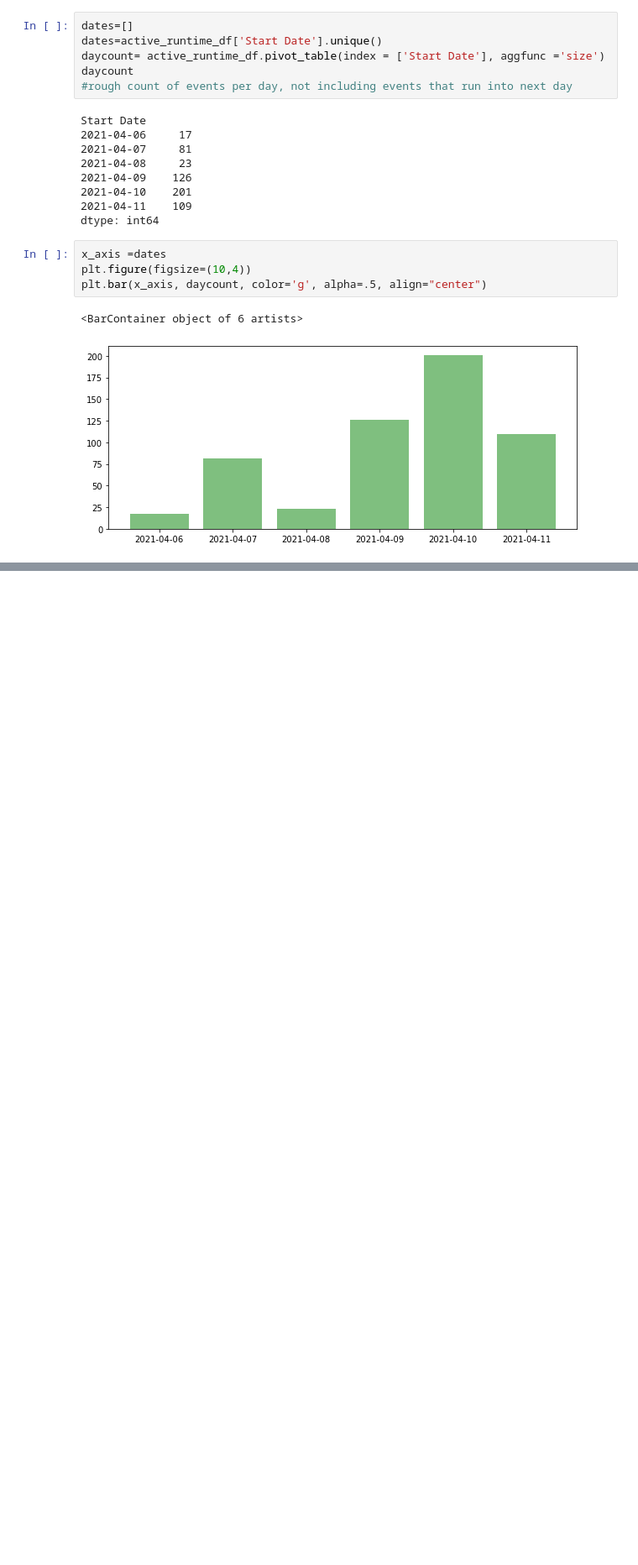
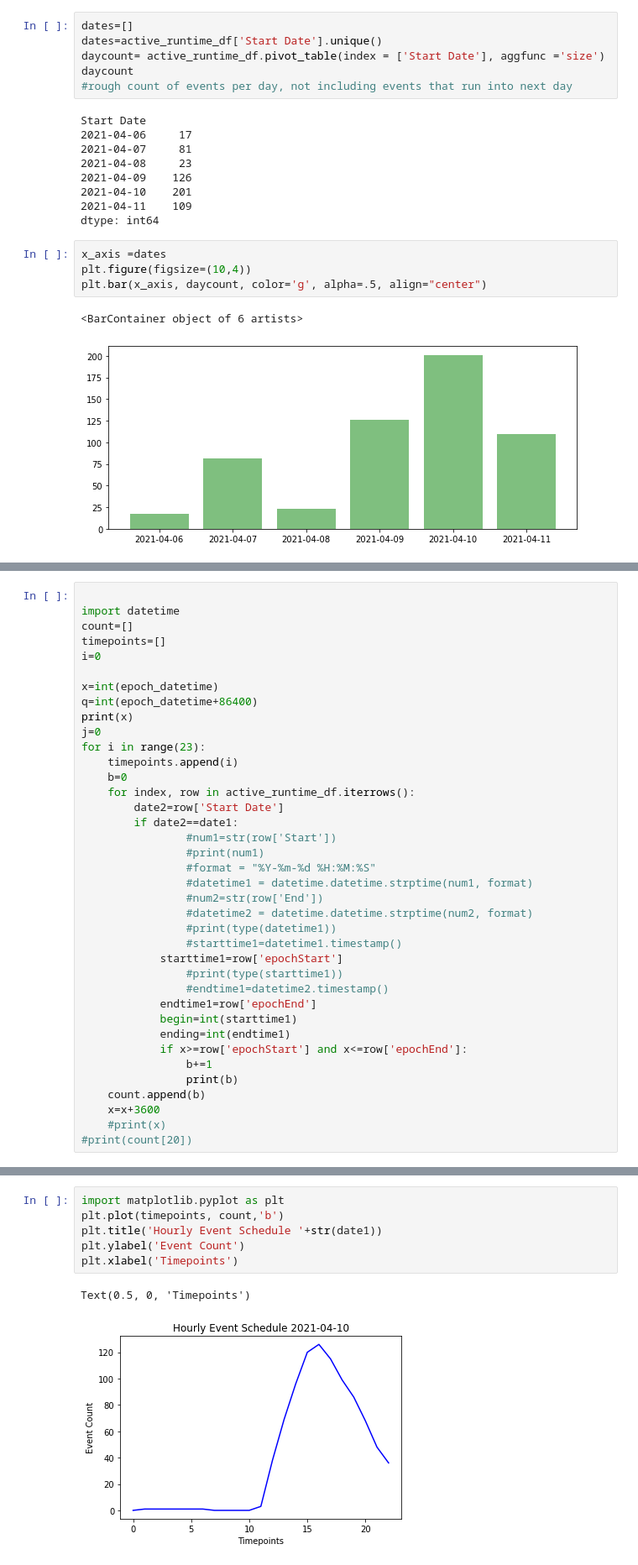
Before and after one commit to jackintyre/Project-1-, a Jupyter notebook: SportsAPI.ipynb, the cells around one changed output, grey strips where cells are left out. Shown at 84% size. Cells and saved outputs as stored; diff of their text form; blank space fills up the shorter version.

Commit message:
add hourly event breakdown with line graph

```diff
--- a/SportsAPI.ipynb
+++ b/SportsAPI.ipynb
@@ -276,0 +300,38 @@ plt.bar(x_axis, daycount, color='g', alpha=.5, align="center")
+# %%
+
+import datetime
+count=[]
+timepoints=[]
+i=0
+
+x=int(epoch_datetime)
+q=int(epoch_datetime+86400)
+print(x)
+j=0
+for i in range(23):
+    timepoints.append(i)
+    b=0
+    for index, row in active_runtime_df.iterrows():
+        date2=row['Start Date']
+        if date2==date1:
+                #num1=str(row['Start'])
+                #print(num1)
+                #format = "%Y-%m-%d %H:%M:%S"
+                #datetime1 = datetime.datetime.strptime(num1, format)
+                #num2=str(row['End'])
+                #datetime2 = datetime.datetime.strptime(num2, format)
+                #print(type(datetime1))
+                #starttime1=datetime1.timestamp()
+            starttime1=row['epochStart']
+                #print(type(starttime1))
+                #endtime1=datetime2.timestamp()
+            endtime1=row['epochEnd']
+            begin=int(starttime1)
+            ending=int(endtime1)
+            if x>=row['epochStart'] and x<=row['epochEnd']:
+                b+=1
+                print(b)
+    count.append(b)
+    x=x+3600
+    #print(x)
+#print(count[20])
@@ -276,0 +356,9 @@ plt.bar(x_axis, daycount, color='g', alpha=.5, align="center")
+# %%
+import matplotlib.pyplot as plt
+plt.plot(timepoints, count,'b')
+plt.title('Hourly Event Schedule '+str(date1))
+plt.ylabel('Event Count')
+plt.xlabel('Timepoints')
+# %% [output]
+Text(0.5, 0, 'Timepoints')
+[figure, added]
```
Also changed, not shown: parts of 5 cells of this notebook, 3 other files.
